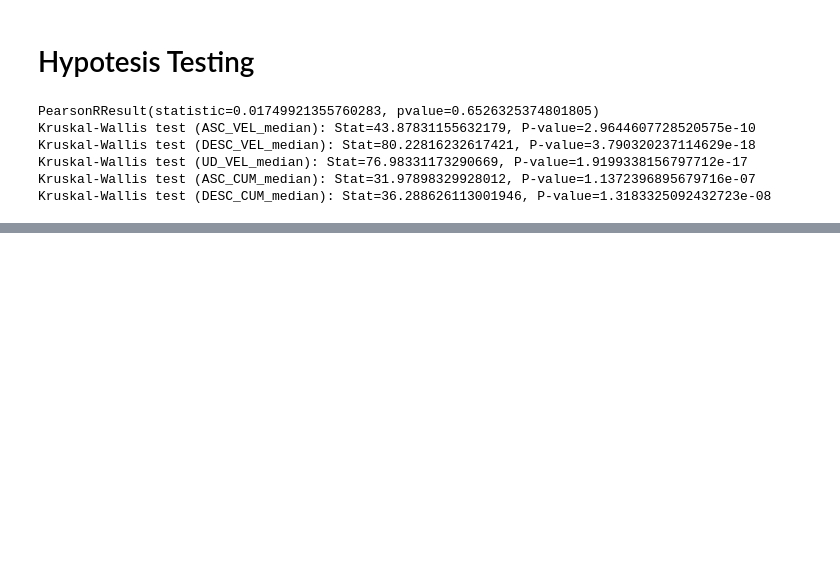
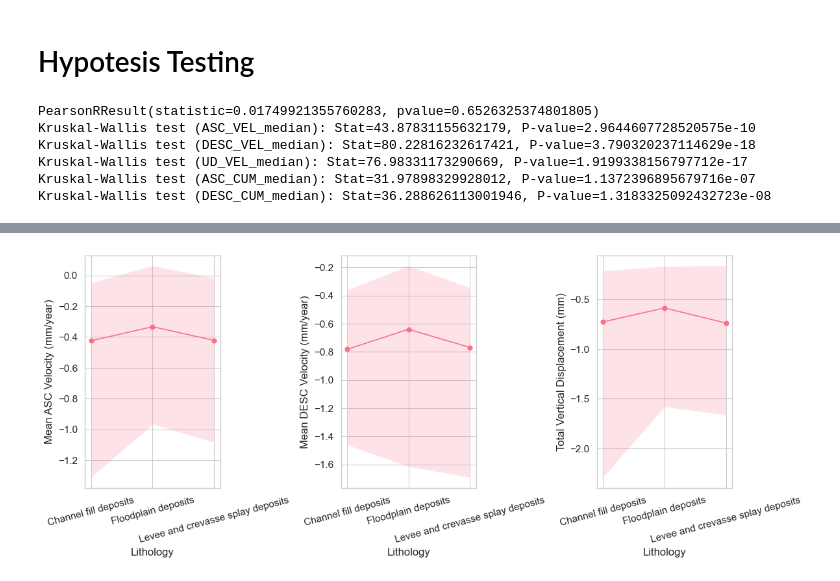
Before and after one commit to gmastrantoni/Geo-Clustering-Building-Displacements, a Jupyter notebook: Ferrara/ML_Clustering_FE.ipynb, the cells around one changed output, grey strips where cells are left out. Drawn from its saved outputs; the diff is of its cells as text; code cells hidden in the pictures; blank space fills up the shorter version.

```diff
--- a/Ferrara/ML_Clustering_FE.ipynb
+++ b/Ferrara/ML_Clustering_FE.ipynb
@@ -180,0 +190,33 @@ plt.show()
+# %%
+fig, (ax1, ax2, ax3) = plt.subplots(1, 3, figsize=(12, 5))
+
+ax1.plot(asc_velocity_stats['Lithology'], asc_velocity_stats['median'], 'o-')
+ax1.fill_between(asc_velocity_stats['Lithology'], asc_velocity_stats['min'], asc_velocity_stats['max'], alpha=0.2)
+
+ax2.plot(desc_velocity_stats['Lithology'], desc_velocity_stats['median'], 'o-')
+ax2.fill_between(desc_velocity_stats['Lithology'], desc_velocity_stats['min'], desc_velocity_stats['max'], alpha=0.2)
+
+ax3.plot(ud_disp_stats['Lithology'], ud_disp_stats['median'], 'o-')
+ax3.fill_between(ud_disp_stats['Lithology'], ud_disp_stats['min'], ud_disp_stats['max'], alpha=0.2)
+
+ax1.set_xlabel('Lithology')
+ax1.set_ylabel('Mean ASC Velocity (mm/year)')
+ax1.set_xticks(np.arange(len(asc_velocity_stats['Lithology'])))
+ax1.set_xticklabels(asc_velocity_stats['Lithology'], rotation=15)
+
+ax2.set_xlabel('Lithology')
+ax2.set_ylabel('Mean DESC Velocity (mm/year)')
+ax2.set_xticks(ud_disp_stats['Lithology'])
+ax2.set_xticklabels(ud_disp_stats['Lithology'], rotation=15)
+
+ax3.set_xlabel('Lithology')
+ax3.set_ylabel('Total Vertical Displacement (mm)')
+ax3.set_xticks(ud_disp_stats['Lithology'])
+ax3.set_xticklabels(ud_disp_stats['Lithology'], rotation=15)
+
+# Adjust the spacing between subplots
+plt.subplots_adjust(wspace=0.5)
+plt.tight_layout()
+plt.show()
+# %% [output]
+[figure, added]
```
Also changed, not shown: parts of 7 cells of this notebook.
